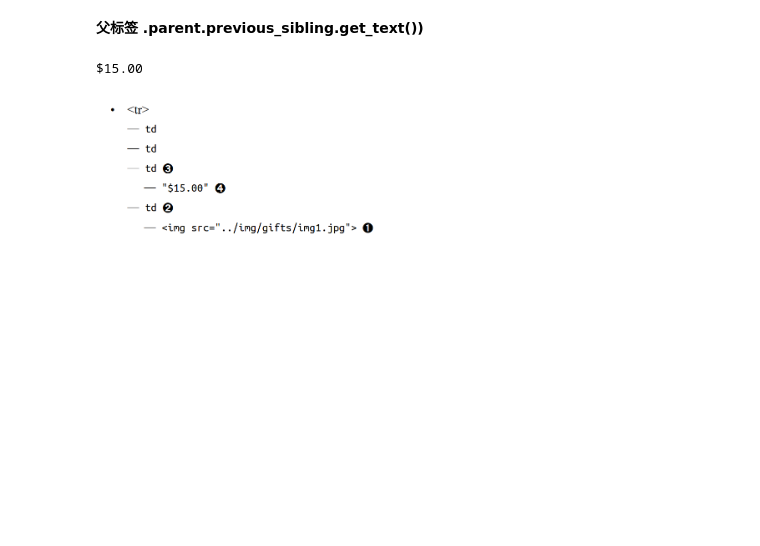
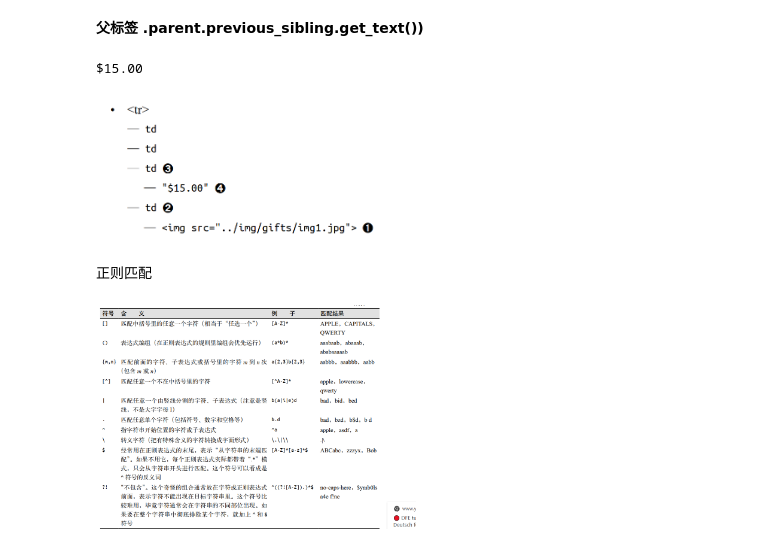
Before and after one commit to zhao252627575/python_spyder_guid, a Jupyter notebook: p2.ipynb, the cells around one changed output. Drawn from its saved outputs; the diff is of its cells as text; code cells hidden in the pictures; blank space fills up the shorter version.

```diff
--- a/p2.ipynb
+++ b/p2.ipynb
@@ -94,3 +94,11 @@ $15.00
 # %%
 获取全部属性,比如获取全部src的资源
 mytag.arrts['src']
+# %% [markdown]
+正则匹配
+# %%
+from IPython.display import Image
+Image(filename = 'D:\\file\\PythonFiles\\python_spyder_guid\\png\\re1.png', width=320, height=240)
+Image(filename = 'D:\\file\\PythonFiles\\python_spyder_guid\\png\\re2.png', width=320, height=240)
+# %% [output]
+[figure, added]
```
Also changed, not shown: 2 other files.
